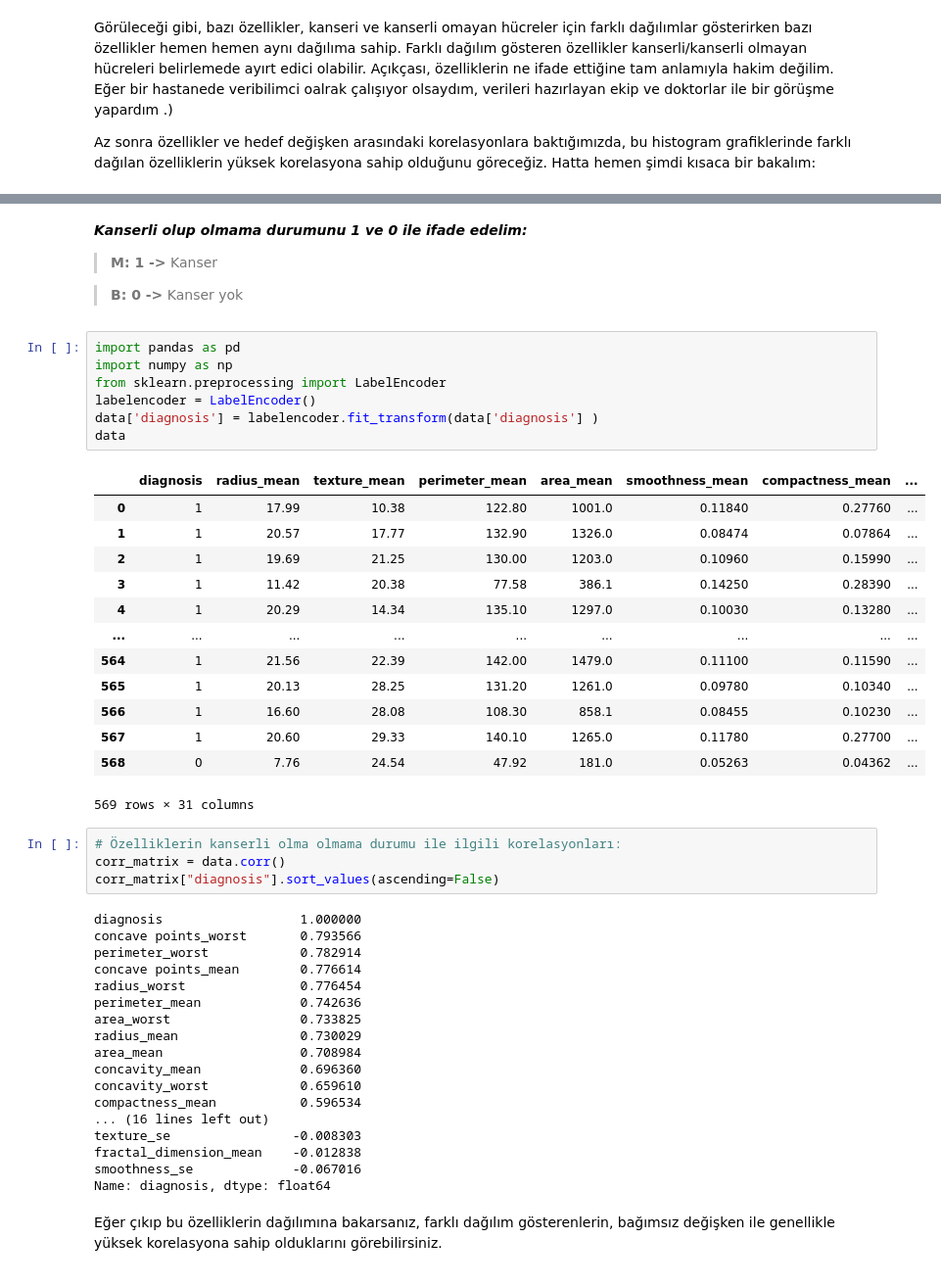
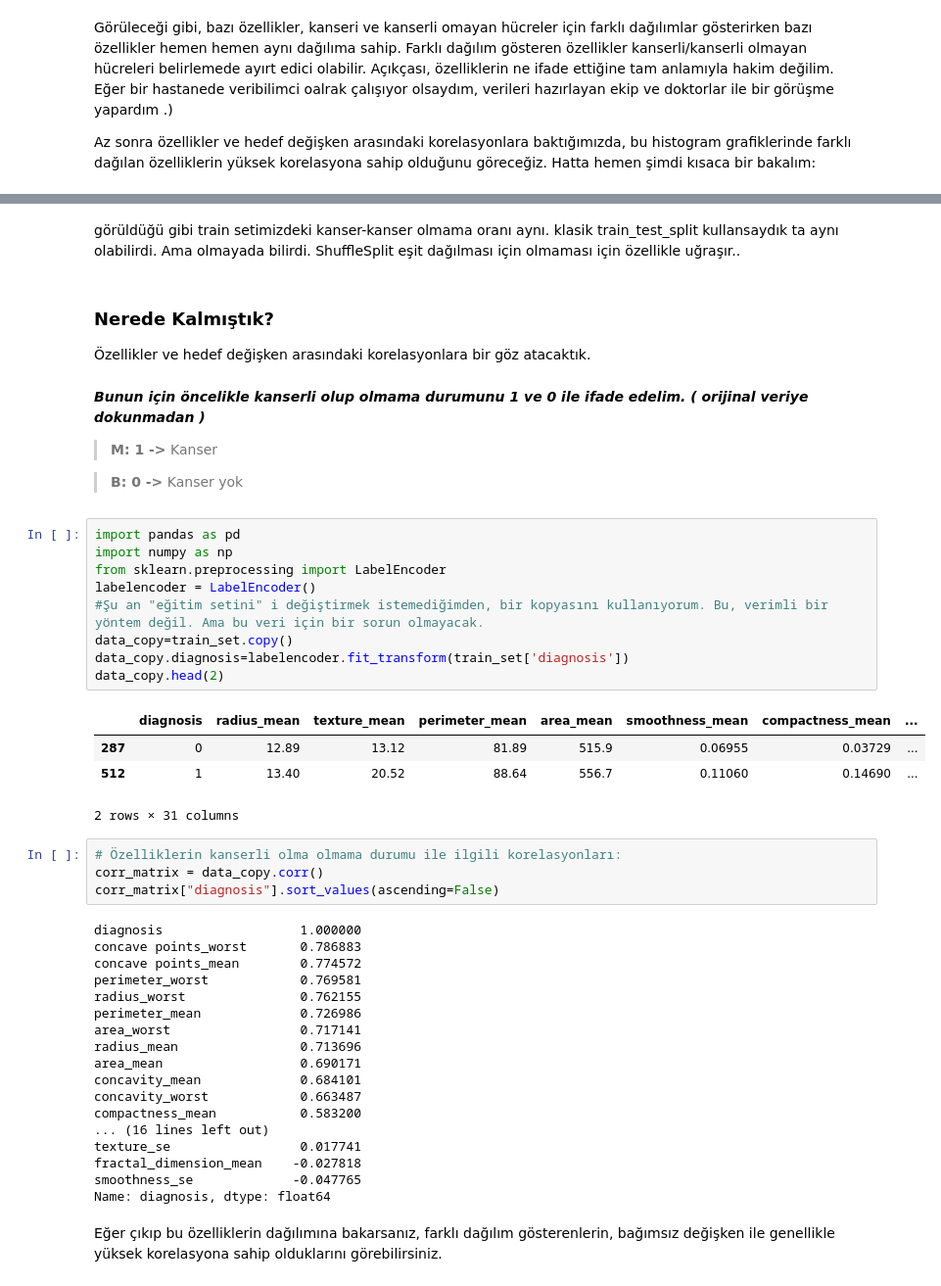
Before and after one commit to Bedirhangndnr/BreastCancerAnalyse, a Jupyter notebook: ForestFires/forestfires.ipynb, the cells around one changed output, grey strips where cells are left out. Shown at 98% size. Drawn from its saved outputs; the diff is of its cells as text.

```diff
--- a/ForestFires/forestfires.ipynb
+++ b/ForestFires/forestfires.ipynb
@@ -148,50 +231,49 @@ Az sonra özellikler ve hedef değişken arasındaki korelasyonlara baktığım
+# %% [markdown]
+görüldüğü gibi train setimizdeki kanser-kanser olmama oranı aynı. klasik train_test_split kullansaydık ta aynı olabilirdi. Ama olmayada bilirdi. ShuffleSplit eşit dağılması için olmaması için özellikle uğraşır..
+# %% [markdown]
+### Nerede Kalmıştık?
+
+Özellikler ve hedef değişken arasındaki korelasyonlara bir göz atacaktık.
 # %% [markdown]
-***Kanserli olup olmama durumunu 1 ve 0 ile ifade edelim:***
+***Bunun için öncelikle kanserli olup olmama durumunu 1 ve 0 ile ifade edelim. ( orijinal veriye dokunmadan )***
 >__M: 1 ->__  Kanser
 
 >__B: 0 ->__  Kanser yok
 # %%
 import pandas as pd
 import numpy as np
 from sklearn.preprocessing import LabelEncoder
 labelencoder = LabelEncoder()
-data['diagnosis'] = labelencoder.fit_transform(data['diagnosis'] )
-data
+#Şu an "eğitim setini" i değiştirmek istemediğimden, bir kopyasını kullanıyorum. Bu, verimli bir yöntem değil. Ama bu veri için bir sorun olmayacak.
+data_copy=train_set.copy()
+data_copy.diagnosis=labelencoder.fit_transform(train_set['diagnosis'])
+data_copy.head(2)
 # %% [output]
 |  | diagnosis | radius_mean | texture_mean | perimeter_mean | area_mean | smoothness_mean | compactness_mean | ... |
-| 0 | 1 | 17.99 | 10.38 | 122.80 | 1001.0 | 0.11840 | 0.27760 | ... |
-| 1 | 1 | 20.57 | 17.77 | 132.90 | 1326.0 | 0.08474 | 0.07864 | ... |
-| 2 | 1 | 19.69 | 21.25 | 130.00 | 1203.0 | 0.10960 | 0.15990 | ... |
-| 3 | 1 | 11.42 | 20.38 | 77.58 | 386.1 | 0.14250 | 0.28390 | ... |
-| 4 | 1 | 20.29 | 14.34 | 135.10 | 1297.0 | 0.10030 | 0.13280 | ... |
-| ... | ... | ... | ... | ... | ... | ... | ... | ... |
-| 564 | 1 | 21.56 | 22.39 | 142.00 | 1479.0 | 0.11100 | 0.11590 | ... |
-| 565 | 1 | 20.13 | 28.25 | 131.20 | 1261.0 | 0.09780 | 0.10340 | ... |
-| 566 | 1 | 16.60 | 28.08 | 108.30 | 858.1 | 0.08455 | 0.10230 | ... |
-| 567 | 1 | 20.60 | 29.33 | 140.10 | 1265.0 | 0.11780 | 0.27700 | ... |
-| 568 | 0 | 7.76 | 24.54 | 47.92 | 181.0 | 0.05263 | 0.04362 | ... |
+| 287 | 0 | 12.89 | 13.12 | 81.89 | 515.9 | 0.06955 | 0.03729 | ... |
+| 512 | 1 | 13.40 | 20.52 | 88.64 | 556.7 | 0.11060 | 0.14690 | ... |
-569 rows × 31 columns
+2 rows × 31 columns
 # %%
 # Özelliklerin kanserli olma olmama durumu ile ilgili korelasyonları:
-corr_matrix = data.corr()
+corr_matrix = data_copy.corr()
 corr_matrix["diagnosis"].sort_values(ascending=False)
 # %% [output]
 diagnosis                  1.000000
-concave points_worst       0.793566
-perimeter_worst            0.782914
-concave points_mean        0.776614
-radius_worst               0.776454
-perimeter_mean             0.742636
-area_worst                 0.733825
-radius_mean                0.730029
-area_mean                  0.708984
-concavity_mean             0.696360
-concavity_worst            0.659610
-compactness_mean           0.596534
+concave points_worst       0.786883
+concave points_mean        0.774572
+perimeter_worst            0.769581
+radius_worst               0.762155
+perimeter_mean             0.726986
+area_worst                 0.717141
+radius_mean                0.713696
+area_mean                  0.690171
+concavity_mean             0.684101
+concavity_worst            0.663487
+compactness_mean           0.583200
 ... (16 lines left out)
-texture_se                -0.008303
-fractal_dimension_mean    -0.012838
-smoothness_se             -0.067016
+texture_se                 0.017741
+fractal_dimension_mean    -0.027818
+smoothness_se             -0.047765
 Name: diagnosis, dtype: float64
 # %% [markdown]
 Eğer çıkıp bu özelliklerin dağılımına bakarsanız, farklı dağılım gösterenlerin, bağımsız değişken ile  genellikle yüksek korelasyona sahip olduklarını görebilirsiniz.
```
Also changed, not shown: parts of 107 cells of this notebook, 2 other files.
